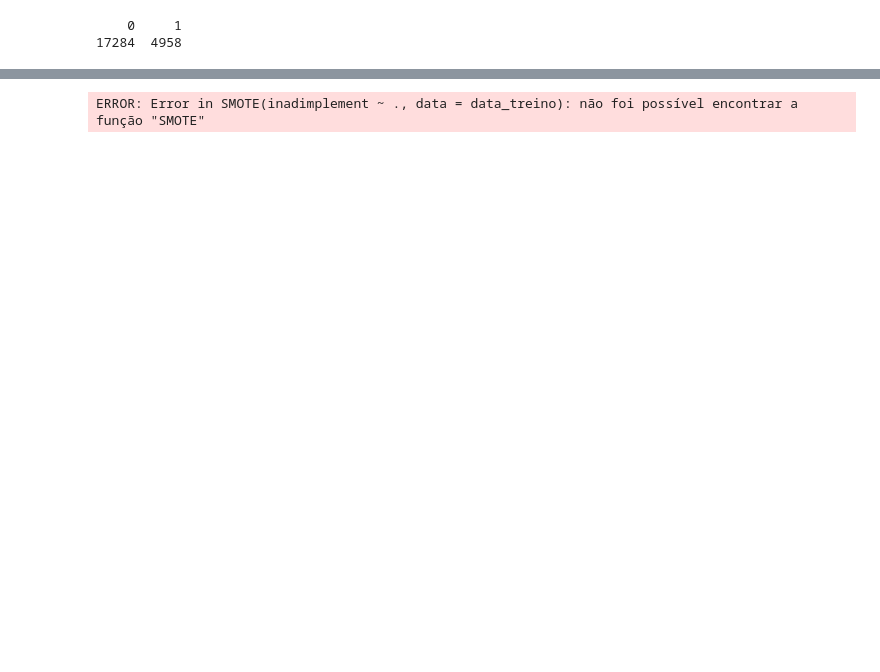
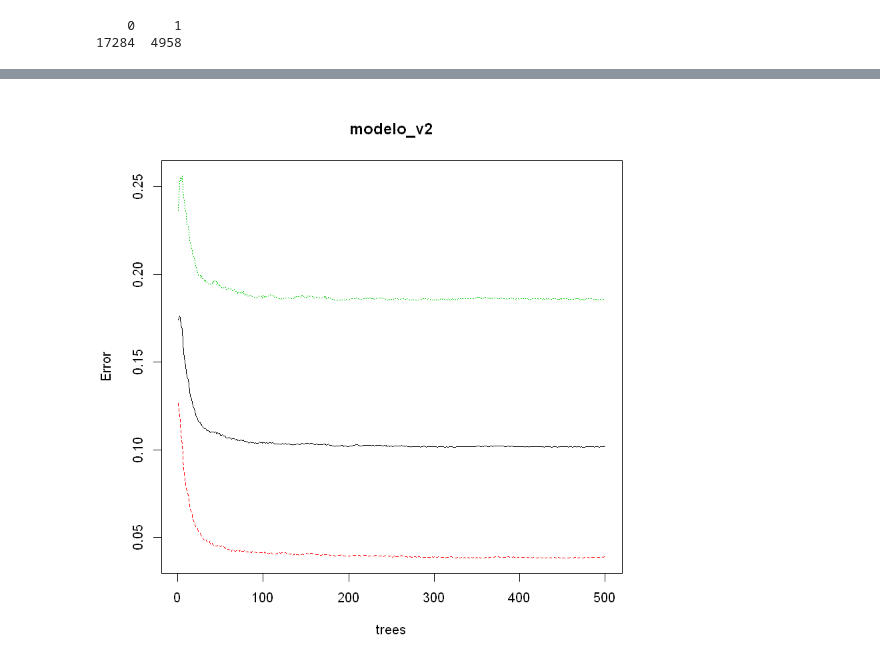
Before and after one commit to emariot/machine_learning, a Jupyter notebook: R/clientes_inadimplentes.ipynb, the cells around one changed output, grey strips where cells are left out. Drawn from its saved outputs; the diff is of its cells as text; code cells hidden in the pictures; blank space fills up the shorter version.

```diff
--- a/R/clientes_inadimplentes.ipynb
+++ b/R/clientes_inadimplentes.ipynb
@@ -525,3 +499,5 @@ table(data_treino$inadimplente)
 # %% [output]
     0     1
 17284  4958
+# %%
+data_treino_bal = SMOTE(inadimplente~., data = data_treino)
@@ -527,0 +512,4 @@ table(data_treino$inadimplente)
+# %%
+# Construindo o novo modelo
+modelo_v2 = randomForest(inadimplente~., data=data_treino_bal)
+modelo_v2
@@ -528,4 +528,4 @@ table(data_treino$inadimplente)
 # %%
-data_treino_bal = SMOTE(inadimplement ~., data=data_treino)
+plot(modelo_v2)
 # %% [output]
-ERROR: Error in SMOTE(inadimplement ~ ., data = data_treino): não foi possível encontrar a função "SMOTE"
+[figure, added]
```
Also changed, not shown: parts of 22 cells of this notebook.
